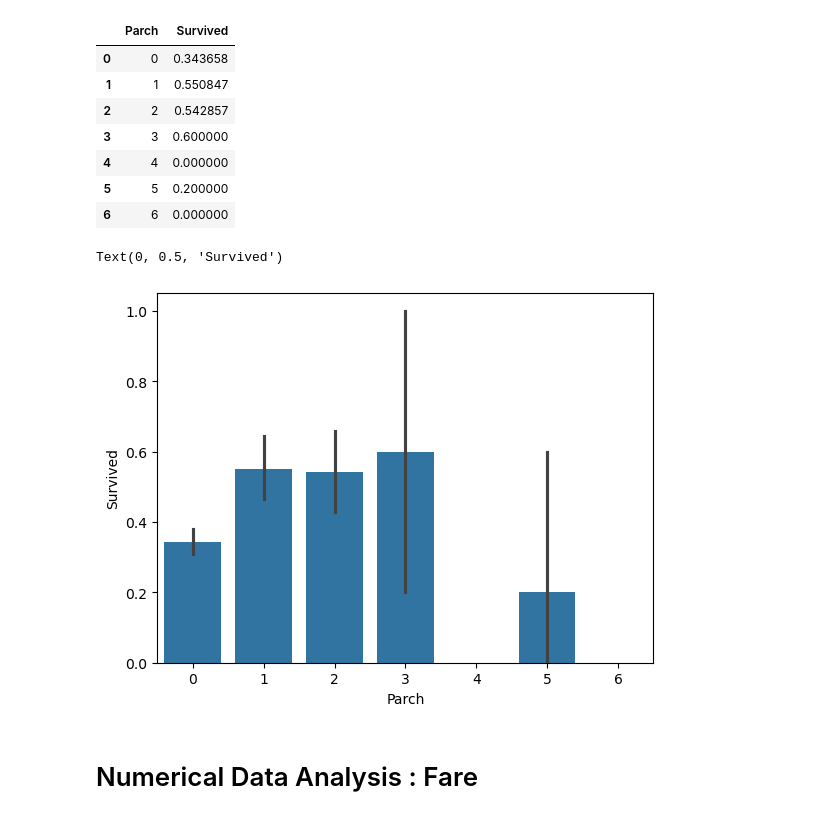
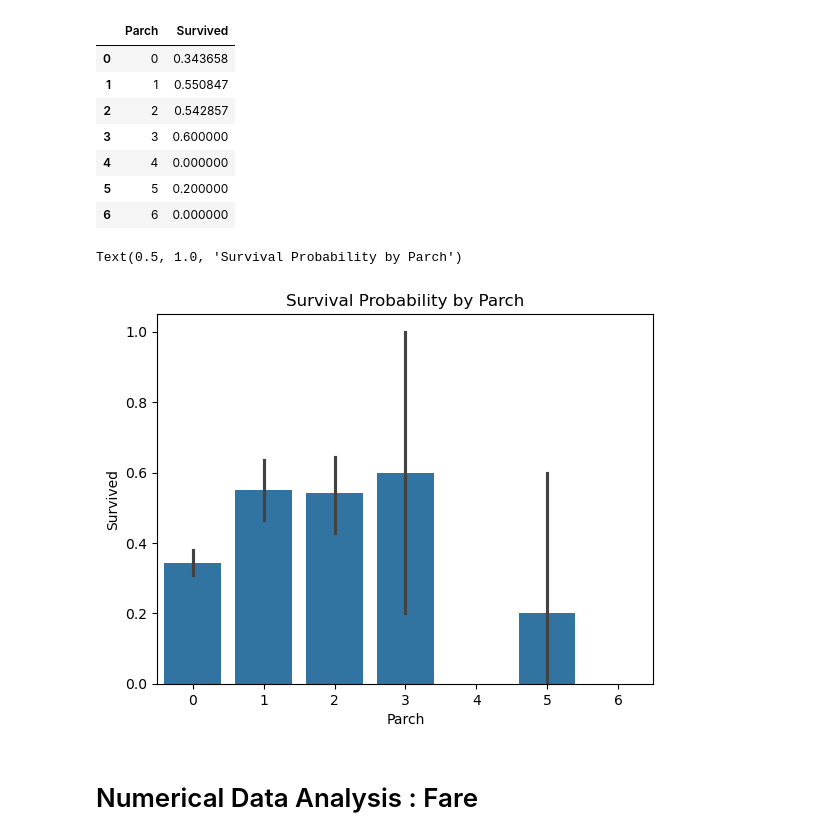
Before and after one commit to Henocket/Titanic-Survival-Analysis-and-Prediction, a Jupyter notebook: exploratory_data_analysis.ipynb, the cells around one changed output. Saved outputs shown, nothing was run; the diff lists cells and outputs as text; code cells hidden in the pictures.

```diff
--- a/exploratory_data_analysis.ipynb
+++ b/exploratory_data_analysis.ipynb
@@ -267,10 +268,11 @@ df[["Parch", "Survived"]].groupby("Parch", as_index = False).mean()
 # %%
 sns.barplot(x = "Parch", y = "Survived", data = df)
 plt.xlabel("Parch")
 plt.ylabel("Survived")
+plt.title('Survival Probability by Parch')
 # %% [output]
-Text(0, 0.5, 'Survived')
+Text(0.5, 1.0, 'Survival Probability by Parch')
-[figure, old version]
+[figure, new version]
 # %% [markdown]
 # Numerical Data Analysis : Fare
 # %%
```
Also changed, not shown: parts of 3 cells of this notebook, 2 other files.
